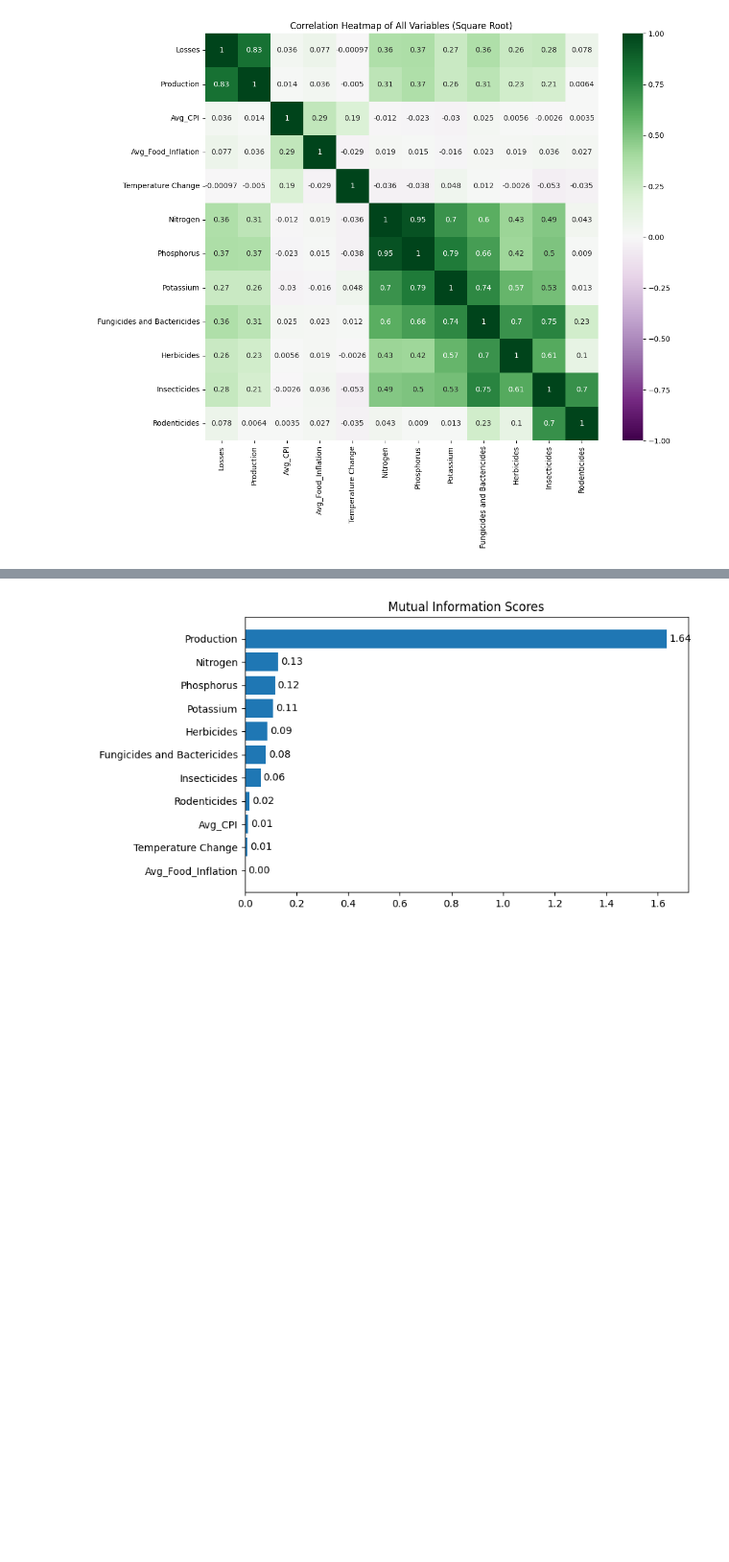
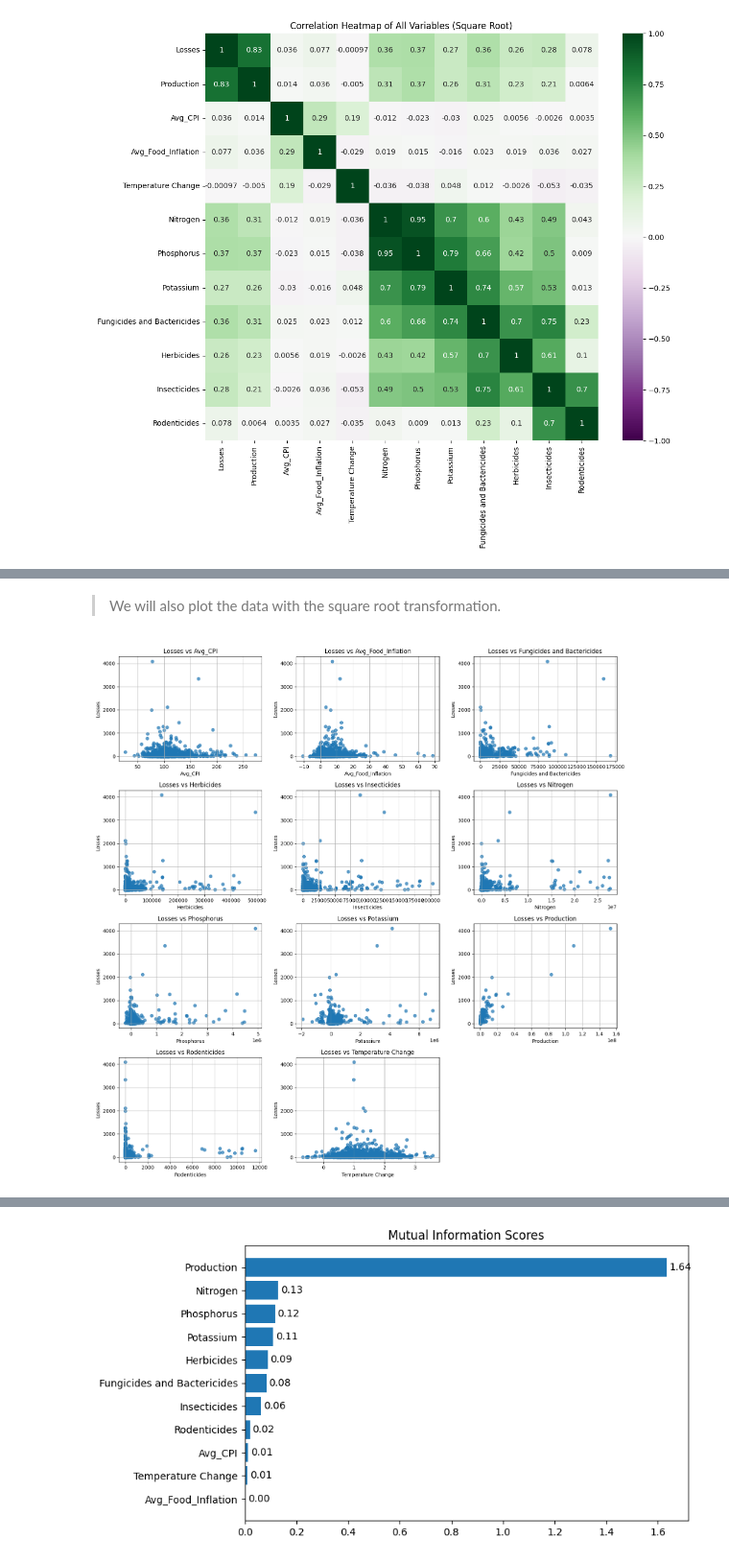
Before and after one commit to zerrynlh/Predicting-Crop-Losses-Using-Economic-Environmental-and-Agricultural-Factors, a Jupyter notebook: models.ipynb, the cells around one changed output, grey strips where cells are left out. Shown at 96% size. Drawn from its saved outputs; the diff is of its cells as text; code cells hidden in the pictures; blank space fills up the shorter version.

```diff
--- a/models.ipynb
+++ b/models.ipynb
@@ -317,0 +359,23 @@ plt.show()
+# %% [markdown]
+>We will also plot the data with the square root transformation.
+# %%
+fig, axes = plt.subplots(4, 3, figsize=(15, 15), sharey=False)
+axes = axes.flatten()
+
+# Plot each variable against Losses
+for i, var in enumerate(variables):
+    axes[i].scatter(sq_df[var], sq_df['Losses'], alpha=0.7)
+    axes[i].set_title(f"Losses vs {var}")
+    axes[i].set_xlabel(var)
+    axes[i].set_ylabel("Losses")
+    axes[i].grid(True)
+
+# Hide any unused subplots
+for j in range(len(variables), len(axes)):
+    axes[j].axis('off')
+
+# Adjust layout and show plot
+plt.tight_layout()
+plt.show()
+# %% [output]
+[figure, added]
```
Also changed, not shown: parts of 29 cells of this notebook, 11 other files.
